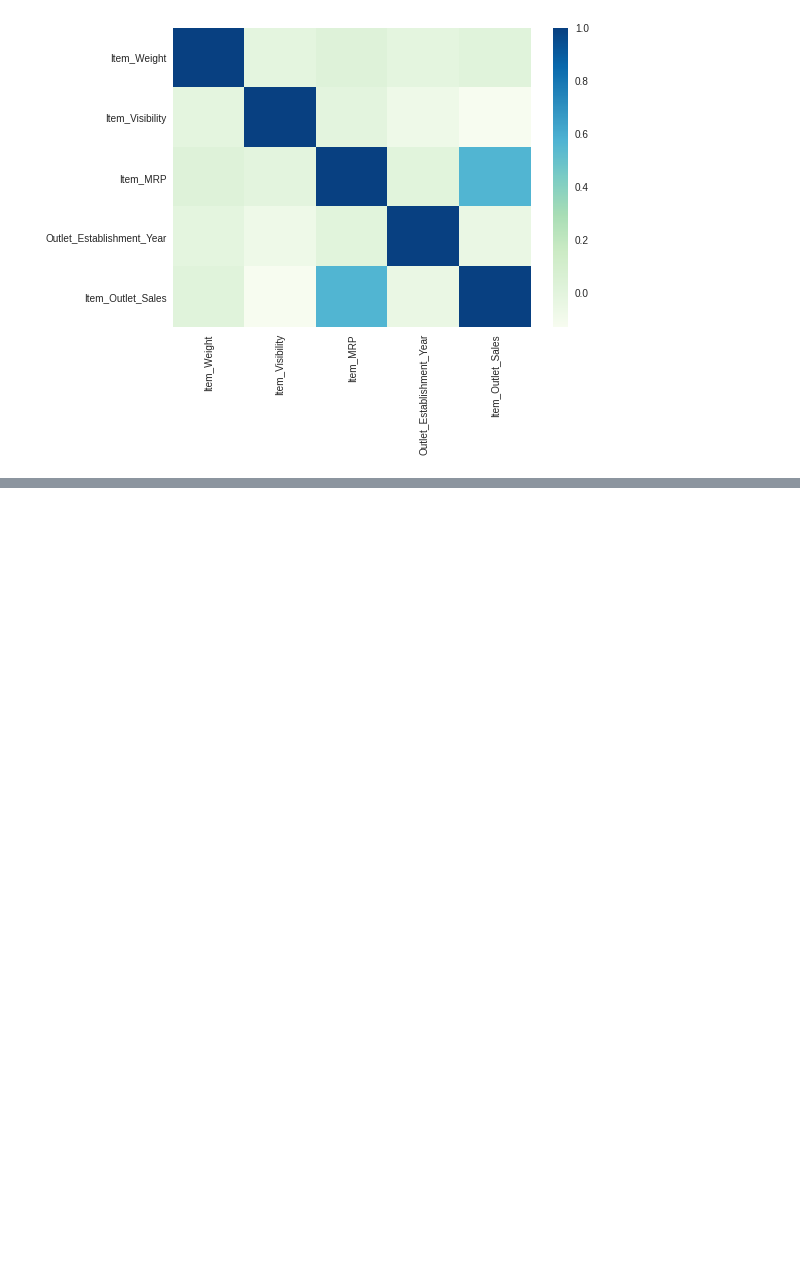
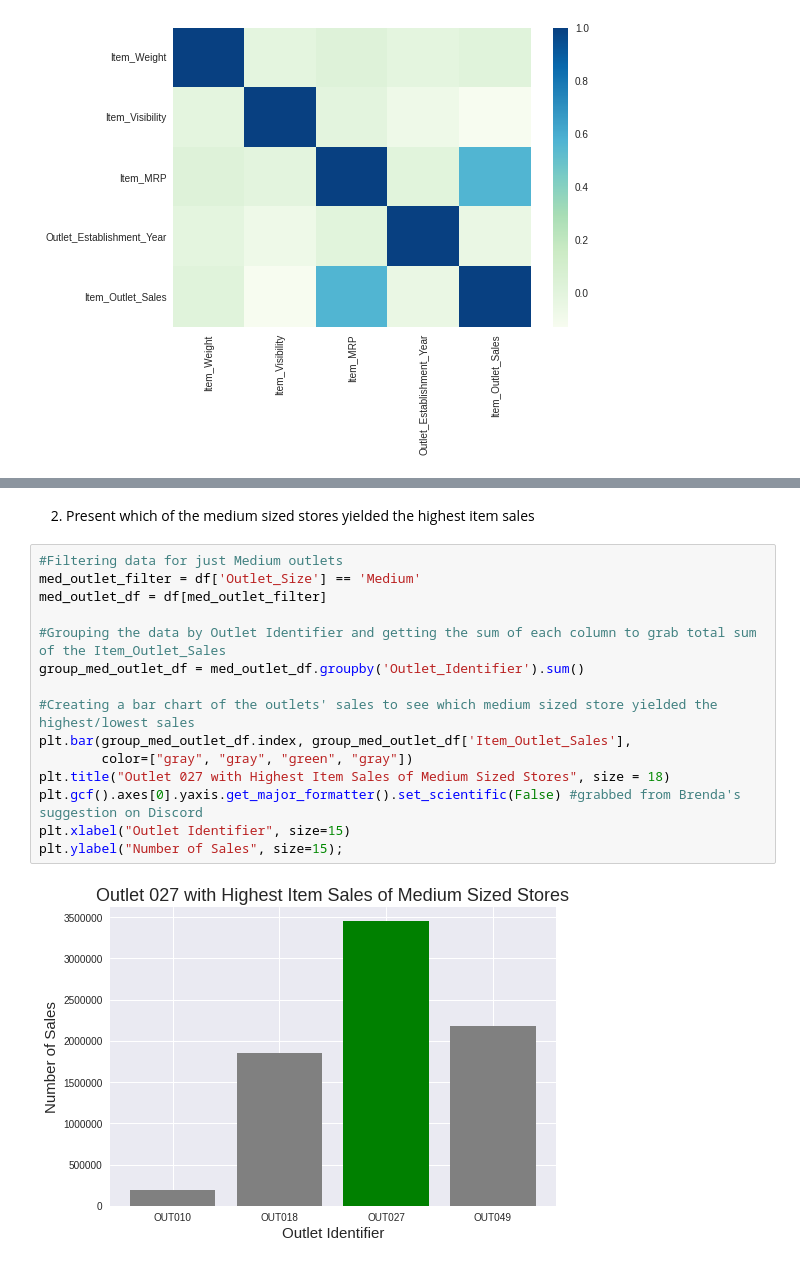
Before and after one commit to hachristina/food-sales-prediction, a Jupyter notebook: Food_Sales_Prediction_Project.ipynb, the cells around one changed output, grey strips where cells are left out. Drawn from its saved outputs; the diff is of its cells as text; blank space fills up the shorter version.

```diff
--- a/Food_Sales_Prediction_Project.ipynb
+++ b/Food_Sales_Prediction_Project.ipynb
@@ -277,0 +297,19 @@ sns.heatmap(corr, cmap="GnBu");
+# %% [markdown]
+2. Present which of the medium sized stores yielded the highest item sales
+# %%
+#Filtering data for just Medium outlets
+med_outlet_filter = df['Outlet_Size'] == 'Medium'
+med_outlet_df = df[med_outlet_filter]
+
+#Grouping the data by Outlet Identifier and getting the sum of each column to grab total sum of the Item_Outlet_Sales
+group_med_outlet_df = med_outlet_df.groupby('Outlet_Identifier').sum()
+
+#Creating a bar chart of the outlets' sales to see which medium sized store yielded the highest/lowest sales
+plt.bar(group_med_outlet_df.index, group_med_outlet_df['Item_Outlet_Sales'],
+        color=["gray", "gray", "green", "gray"])
+plt.title("Outlet 027 with Highest Item Sales of Medium Sized Stores", size = 18)
+plt.gcf().axes[0].yaxis.get_major_formatter().set_scientific(False) #grabbed from Brenda's suggestion on Discord
+plt.xlabel("Outlet Identifier", size=15)
+plt.ylabel("Number of Sales", size=15);
+# %% [output]
+[figure, added]
```
Also changed, not shown: parts of 3 cells of this notebook.
